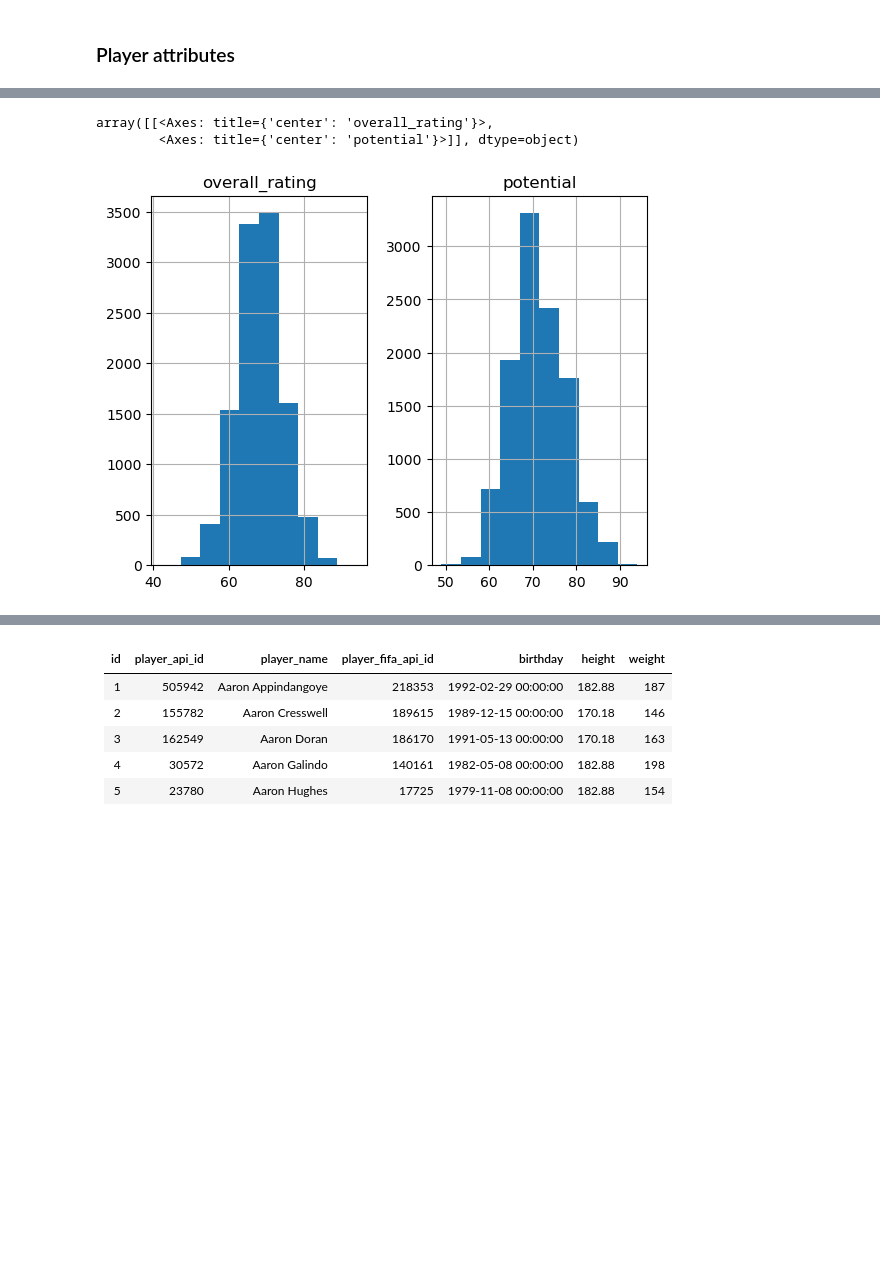
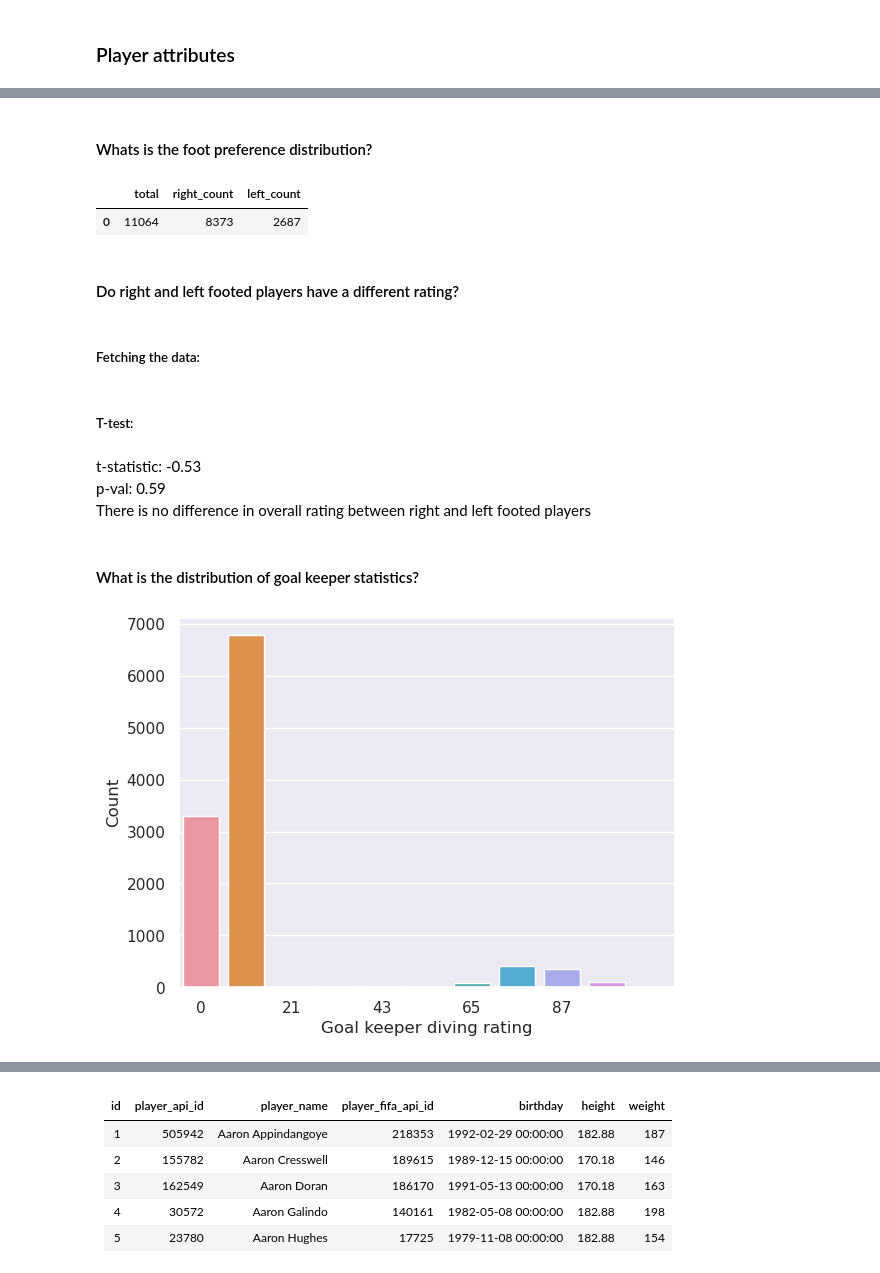
Before and after one commit to gediminas-skvarnavicius/football-db-analysis, a Jupyter notebook: analysis.ipynb, the cells around one changed output, grey strips where cells are left out. Saved outputs shown, nothing was run; the diff lists cells and outputs as text; code cells hidden in the pictures; blank space fills up the shorter version.

```diff
--- a/analysis.ipynb
+++ b/analysis.ipynb
@@ -288,8 +311,32 @@ plt.show()
+# %% [markdown]
+#### Whats is the foot preference distribution?
+# %%
+con.query(
+f"""--sql
+SELECT
+    COUNT(*) AS total,
+    SUM(CASE WHEN preferred_foot = 'right' THEN 1 ELSE 0 END) AS right_count,
+    SUM(CASE WHEN preferred_foot = 'left' THEN 1 ELSE 0 END) AS left_count
+FROM Player_Attributes p
+    JOIN(
+        SELECT player_api_id,
+            MAX(date) AS max_date
+        FROM Player_attributes
+        GROUP BY player_api_id
+    ) sub ON p.player_api_id = sub.player_api_id
+    AND p.date = sub.max_date"""
+).to_df().astype(int)
+# %% [output]
+|  | total | right_count | left_count |
+| 0 | 11064 | 8373 | 2687 |
+# %% [markdown]
+#### Do right and left footed players have a different rating?
+# %% [markdown]
+##### Fetching the data:
 # %%
-rating_potential=con.query(
-    """--sql
-SELECT overall_rating,
-    potential
+player_f_rating=con.query(
+f"""--sql
+SELECT  CAST(overall_rating as INT) AS 'Overall Rating', preferred_foot
 FROM Player_Attributes p
     JOIN(
         SELECT player_api_id,
@@ -297,12 +344,26 @@ FROM Player_Attributes p
         FROM Player_attributes
         GROUP BY player_api_id
     ) sub ON p.player_api_id = sub.player_api_id
-    AND p.date = sub.max_date """
+    AND p.date = sub.max_date"""
 ).to_df()
-rating_potential.dropna(inplace=True)
-rating_potential=rating_potential.astype(int)
-rating_potential.hist()
-# %% [output]
-array([[<Axes: title={'center': 'overall_rating'}>,
-        <Axes: title={'center': 'potential'}>]], dtype=object)
-[figure, removed]
+# %% [markdown]
+##### T-test:
+# %%
+player_f_rating_tresults = stats.ttest_ind(
+    player_f_rating.loc[player_f_rating["preferred_foot"] == "right", "Overall Rating"],
+    player_f_rating.loc[player_f_rating["preferred_foot"] == "left", "Overall Rating"],
+)
+Markdown(
+    f"""t-statistic: {round(player_f_rating_tresults.statistic,2)}<br>
+         p-val: {round(player_f_rating_tresults.pvalue,2)}<br>
+         There {'is a' if player_f_rating_tresults.pvalue < significance else 'is no'}
+         significant difference in overall rating between right and left footed players
+         """
+)
+# %% [output]
+t-statistic: -0.53<br>
+         p-val: 0.59<br>
+         There is no
+         difference in overall rating between right and left footed players
+# %% [markdown]
+#### What is the distribution of goal keeper statistics?
@@ -308,0 +410,13 @@ array([[<Axes: title={'center': 'overall_rating'}>,
+# %%
+fig_goaly_stats, ax_goaly_stats = plt.subplots()
+sns.barplot(goaly_hist_df, x="bin", y="count", ax=ax_goaly_stats)
+ax_goaly_stats.set_xticks(np.arange(0, 10, step=2))
+ax_goaly_stats.set_xticklabels(
+    np.linspace(goaly_hist_df["bin"].min(), goaly_hist_df["bin"].max(), num=5).astype(
+        int
+    )
+)
+disf.axis_titles(ax=ax_goaly_stats, ytitle='Count', xtitle='Goal keeper diving rating')
+plt.show()
+# %% [output]
+[figure, added]
```
Also changed, not shown: parts of 7 cells of this notebook, 3 other files.
